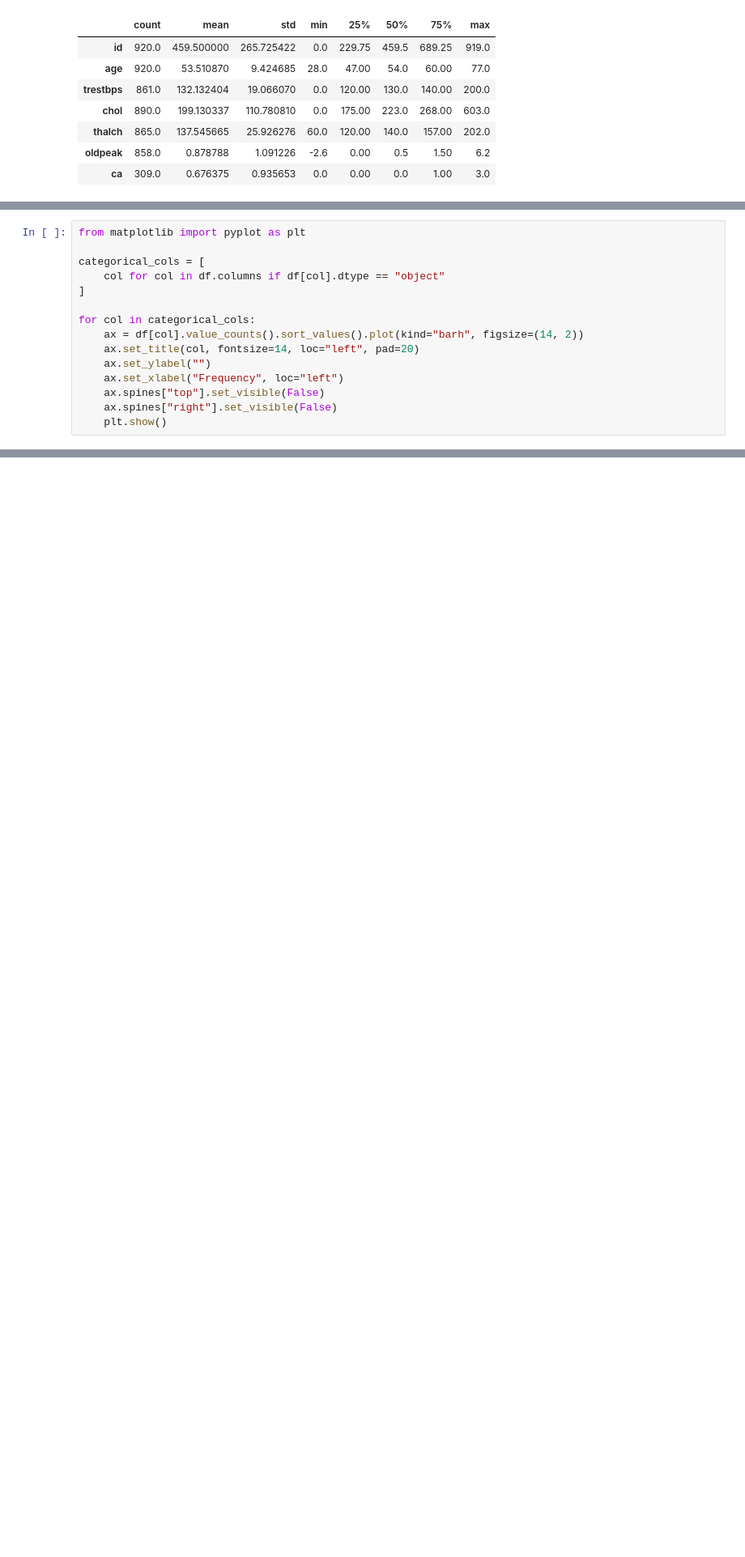
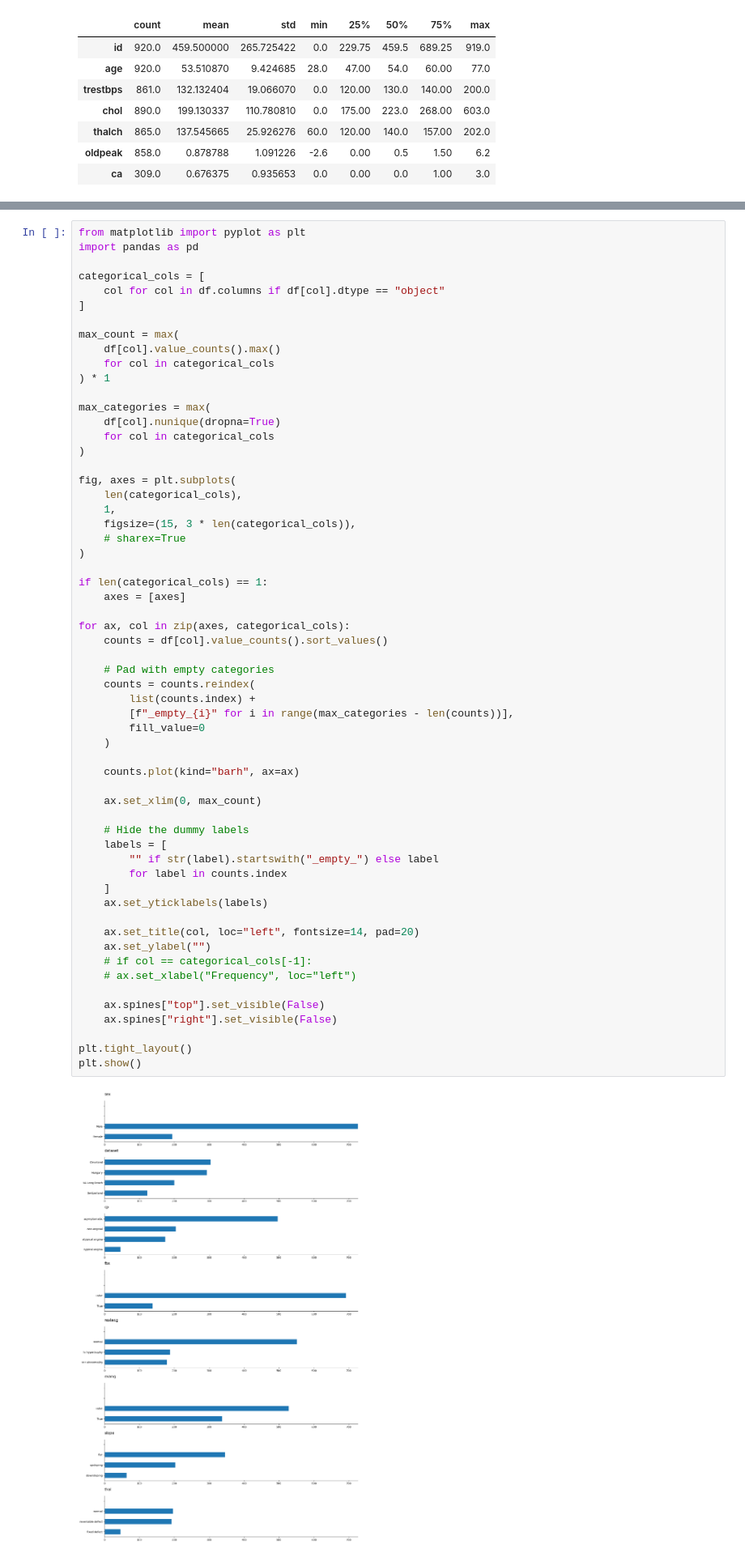
Before and after one commit to davidsmv/MachineLearningPortfolio, a Jupyter notebook: unsupervised_projects/1 - Clustering_For_Heart_Disease_Analysis.ipynb, the cells around one changed output, grey strips where cells are left out. Shown at 81% size. Drawn from its saved outputs; the diff is of its cells as text; blank space fills up the shorter version.

```diff
--- a/unsupervised_projects/1 - Clustering_For_Heart_Disease_Analysis.ipynb
+++ b/unsupervised_projects/1 - Clustering_For_Heart_Disease_Analysis.ipynb
@@ -96,18 +96,3 @@ for col in discrete_cols:
 [figure]
 [figure]
 [figure]
-# %%
-from matplotlib import pyplot as plt
-
-categorical_cols = [
-    col for col in df.columns if df[col].dtype == "object"
-]
-
-for col in categorical_cols:
-    ax = df[col].value_counts().sort_values().plot(kind="barh", figsize=(14, 2))
-    ax.set_title(col, fontsize=14, loc="left", pad=20)
-    ax.set_ylabel("")
-    ax.set_xlabel("Frequency", loc="left")
-    ax.spines["top"].set_visible(False)
-    ax.spines["right"].set_visible(False)
-    plt.show()
@@ -122,0 +99,61 @@ for col in categorical_cols:
+# %%
+from matplotlib import pyplot as plt
+import pandas as pd
+
+categorical_cols = [
+    col for col in df.columns if df[col].dtype == "object"
+]
+
+max_count = max(
+    df[col].value_counts().max()
+    for col in categorical_cols
+) * 1
+
+max_categories = max(
+    df[col].nunique(dropna=True)
+    for col in categorical_cols
+)
+
+fig, axes = plt.subplots(
+    len(categorical_cols),
+    1,
+    figsize=(15, 3 * len(categorical_cols)),
+    # sharex=True
+)
+
+if len(categorical_cols) == 1:
+    axes = [axes]
+
+for ax, col in zip(axes, categorical_cols):
+    counts = df[col].value_counts().sort_values()
+
+    # Pad with empty categories
+    counts = counts.reindex(
+        list(counts.index) +
+        [f"_empty_{i}" for i in range(max_categories - len(counts))],
+        fill_value=0
+    )
+
+    counts.plot(kind="barh", ax=ax)
+
+    ax.set_xlim(0, max_count)
+
+    # Hide the dummy labels
+    labels = [
+        "" if str(label).startswith("_empty_") else label
+        for label in counts.index
+    ]
+    ax.set_yticklabels(labels)
+
+    ax.set_title(col, loc="left", fontsize=14, pad=20)
+    ax.set_ylabel("")
+    # if col == categorical_cols[-1]:
+    # ax.set_xlabel("Frequency", loc="left")
+
+    ax.spines["top"].set_visible(False)
+    ax.spines["right"].set_visible(False)
+
+plt.tight_layout()
+plt.show()
+# %% [output]
+[figure, added]
```
Also changed, not shown: parts of 1 cell of this notebook.
